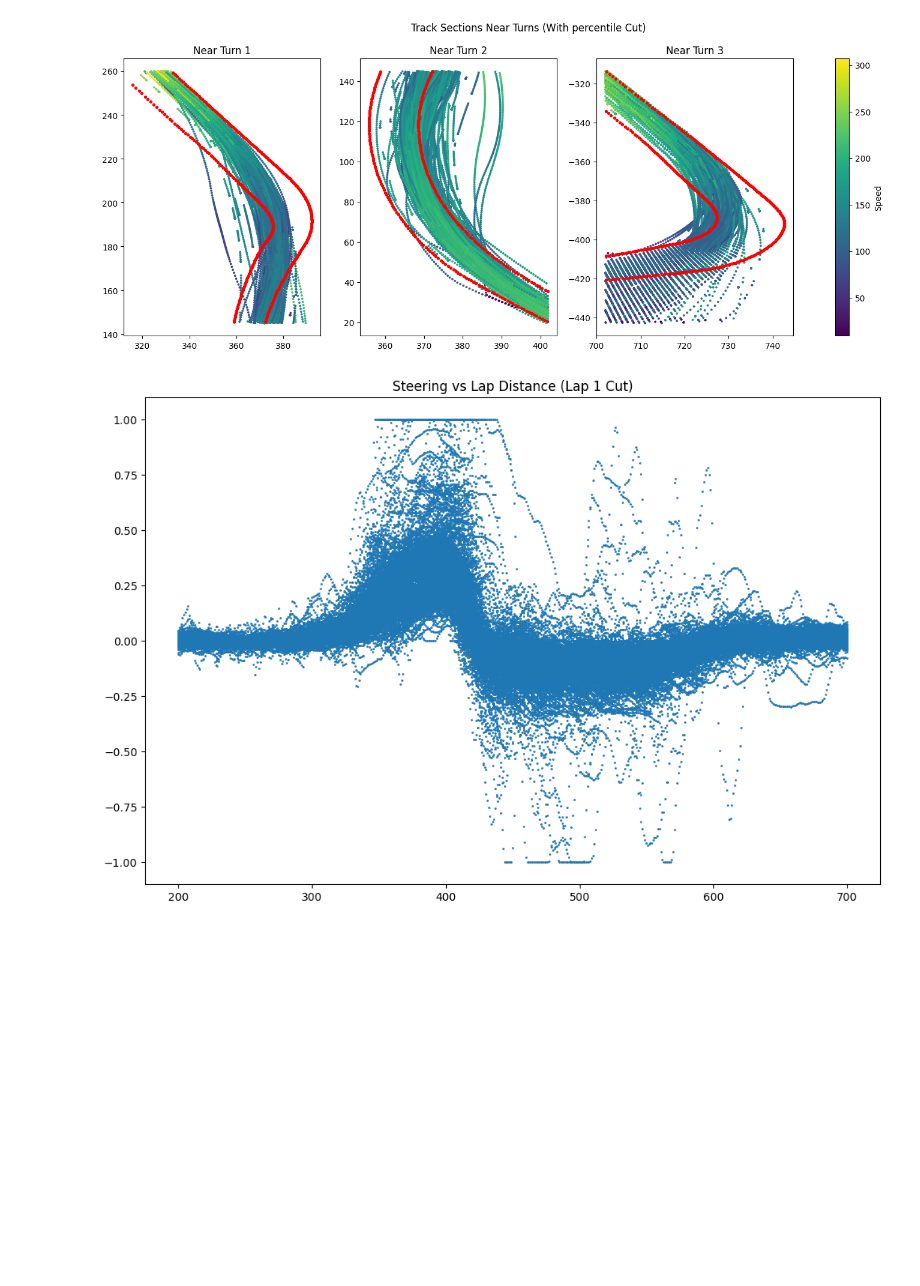
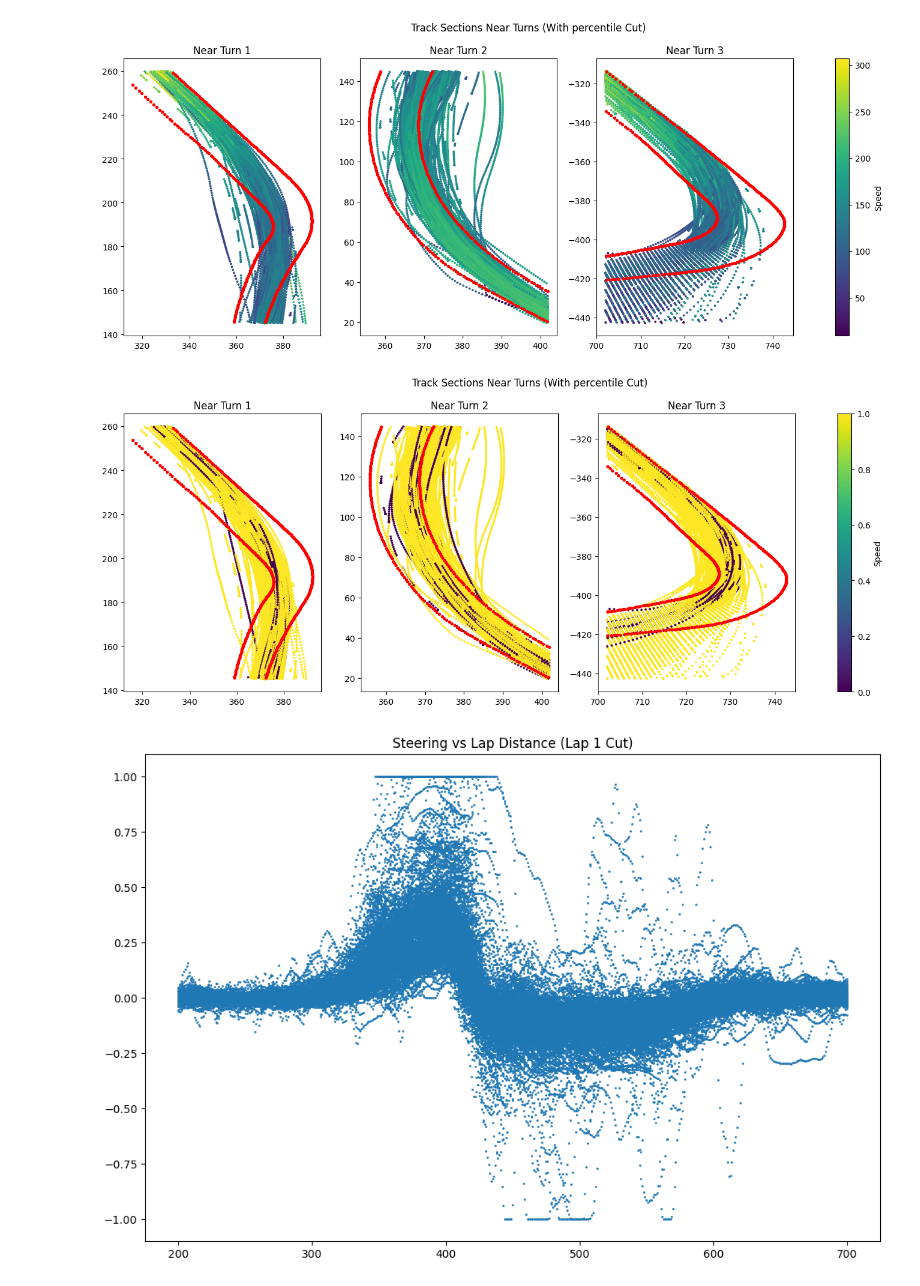
Before and after one commit to Samukat/Data3001G2, a Jupyter notebook: Track.ipynb, the cells around one changed output. Cells and saved outputs as stored; diff of their text form; code cells hidden in the pictures; blank space fills up the shorter version.

```diff
--- a/Track.ipynb
+++ b/Track.ipynb
@@ -302,6 +302,42 @@ plt.suptitle("Track Sections Near Turns (With percentile Cut)")
 plt.show()
 # %% [output]
 [figure]
+# %%
+t = 3
+fig, axs = plt.subplots(1, t, figsize=(18, 6))
+run_data_cut = pd.concat([lap_1_cut, lap_n_cut])
+
+for i in range(t):
+    turn_n = turns.iloc[i]
+
+    x_min = min(turn_n["CORNER_X1"], turn_n["CORNER_X2"])
+    x_max = max(turn_n["CORNER_X1"], turn_n["CORNER_X2"])
+    y_min = min(turn_n["CORNER_Y1"], turn_n["CORNER_Y2"])
+    y_max = max(turn_n["CORNER_Y1"], turn_n["CORNER_Y2"])
+
+    near_turn_n = run_data_cut[(run_data_cut[x_col] >= x_min) & (run_data_cut[x_col] <= x_max) &
+                           (run_data_cut[y_col] >= y_min) & (run_data_cut[y_col] <= y_max)]
+
+    tl_t2 = track_left[(track_left["WORLDPOSX"] >= x_min) & (track_left["WORLDPOSX"] <= x_max) &
+                       (track_left["WORLDPOSY"] >= y_min) & (track_left["WORLDPOSY"] <= y_max)]
+    tr_t2 = track_right[(track_right["WORLDPOSX"] >= x_min) & (track_right["WORLDPOSX"] <= x_max) &
+                        (track_right["WORLDPOSY"] >= y_min) & (track_right["WORLDPOSY"] <= y_max)]
+
+    scatter = axs[i].scatter(near_turn_n[x_col], near_turn_n[y_col],
+                             c=near_turn_n["M_LAPINVALID"], cmap="viridis", s=3)
+
+    # cbar = plt.colorbar(scatter, ax=axs[i])
+    # cbar.set_label("Speed")
+
+    axs[i].scatter(tl_t2["WORLDPOSX"], tl_t2["WORLDPOSY"], s=8, color="red")
+    axs[i].scatter(tr_t2["WORLDPOSX"], tr_t2["WORLDPOSY"], s=8, color="red")
+    axs[i].set_title(f"Near Turn {i + 1}")
+
+fig.colorbar(scatter, ax=axs, orientation='vertical', label="Speed")
+plt.suptitle("Track Sections Near Turns (With percentile Cut)")
+plt.show()
+# %% [output]
+[figure, added]
 # %%
 plt.figure(figsize=(12, 8))
 a = lap_1_cut[(lap_1_cut["M_LAPDISTANCE_1"] >= 200) & (lap_1_cut["M_LAPDISTANCE_1"] <= 700)]
```
Also changed, not shown: parts of 6 cells of this notebook, 1 other file.
